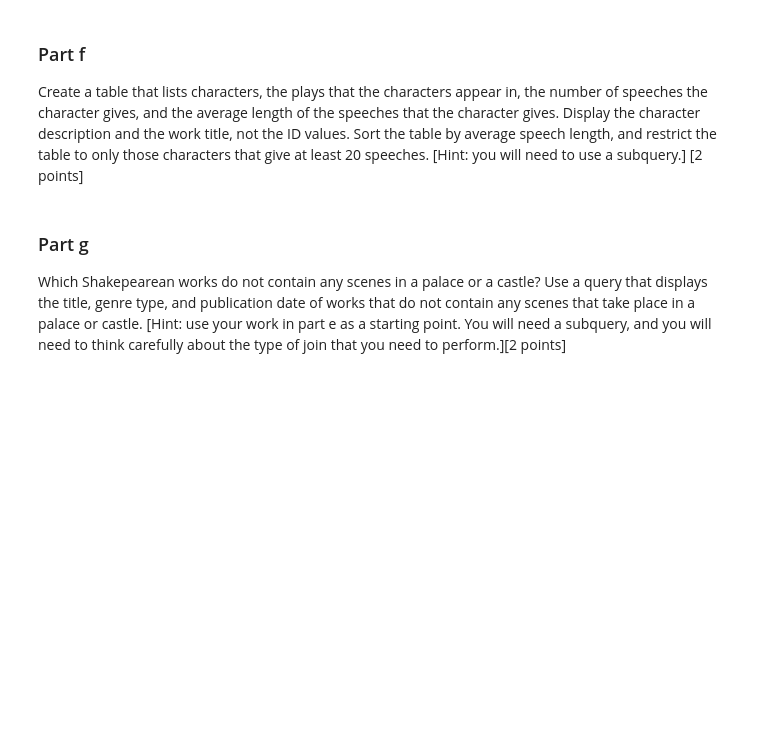
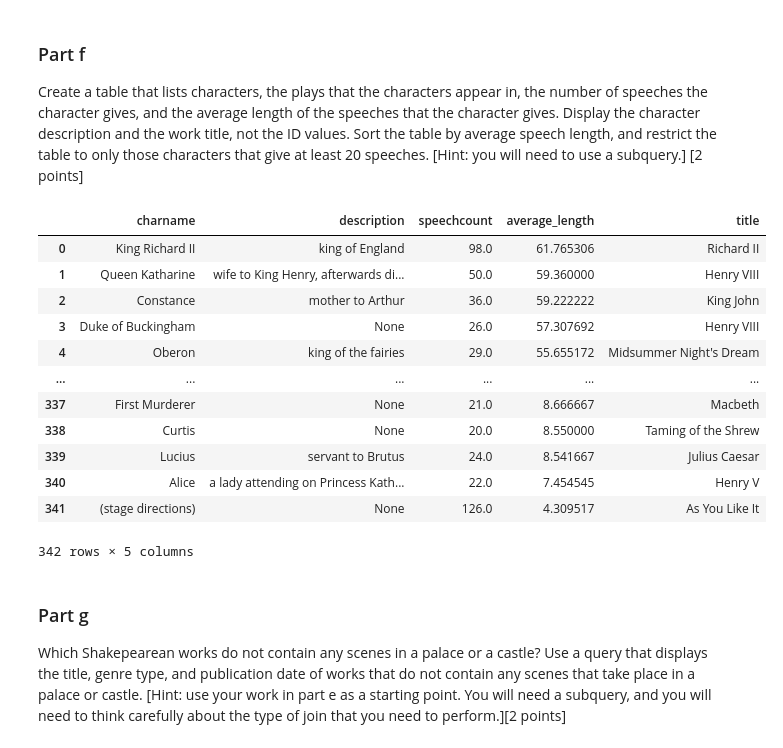
Before and after one commit to shroffr01/ds6001databases, a Jupyter notebook: labassignment7.ipynb, the cells around one changed output. Saved outputs shown, nothing was run; the diff lists cells and outputs as text; code cells hidden in the pictures; blank space fills up the shorter version.

```diff
--- a/labassignment7.ipynb
+++ b/labassignment7.ipynb
@@ -129,3 +126,6 @@ engine = create_engine(engine_string)
+# %%
+engine = create_engine("postgresql+psycopg://{user}:{pw}@localhost/{db}"
+                       .format(user="postgres", pw=POSTGRES_PASSWORD, db="shakespearedb"))
 # %%
 works.to_sql('works', con = engine, index=False, chunksize=1000, if_exists = 'replace')
 characters.to_sql('characters', con = engine, index=False, chunksize=1000, if_exists = 'replace')
@@ -163,6 +248,37 @@ Many scenes in Shakespeare's works take place in palaces or castles. Use a query
 # %% [markdown]
 ### Part f
 Create a table that lists characters, the plays that the characters appear in, the number of speeches the character gives, and the average length of the speeches that the character gives. Display the character description and the work title, not the ID values. Sort the table by average speech length, and restrict the table to only those characters that give at least 20 speeches. [Hint: you will need to use a subquery.] [2 points]
+# %%
+myquery = '''
+SELECT DISTINCT c.charname, c.description, c.speechcount, d.average_length, w.title FROM characters c
+INNER JOIN (
+    SELECT p.charid,
+    AVG(p.wordcount) AS average_length
+    FROM paragraphs p
+    GROUP BY p.charid) d
+ON c.charid = d.charid
+INNER JOIN works w
+ON w.workid = c.works
+WHERE c.speechcount >= 20
+ORDER BY average_length DESC;
+'''
+
+df = pd.read_sql_query(myquery, con=engine)
+df
+# %% [output]
+|  | charname | description | speechcount | average_length | title |
+| 0 | King Richard II | king of England | 98.0 | 61.765306 | Richard II |
+| 1 | Queen Katharine | wife to King Henry, afterwards di... | 50.0 | 59.360000 | Henry VIII |
+| 2 | Constance | mother to Arthur | 36.0 | 59.222222 | King John |
+| 3 | Duke of Buckingham | None | 26.0 | 57.307692 | Henry VIII |
+| 4 | Oberon | king of the fairies | 29.0 | 55.655172 | Midsummer Night's Dream |
+| ... | ... | ... | ... | ... | ... |
+| 337 | First Murderer | None | 21.0 | 8.666667 | Macbeth |
+| 338 | Curtis | None | 20.0 | 8.550000 | Taming of the Shrew |
+| 339 | Lucius | servant to Brutus | 24.0 | 8.541667 | Julius Caesar |
+| 340 | Alice | a lady attending on Princess Kath... | 22.0 | 7.454545 | Henry V |
+| 341 | (stage directions) | None | 126.0 | 4.309517 | As You Like It |
+342 rows × 5 columns
 # %% [markdown]
 ### Part g
 Which Shakepearean works do not contain any scenes in a palace or a castle? Use a query that displays the title, genre type, and publication date of works that do not contain any scenes that take place in a palace or castle. [Hint: use your work in part e as a starting point. You will need a subquery, and you will need to think carefully about the type of join that you need to perform.][2 points]
```
Also changed, not shown: parts of 28 cells of this notebook, 2 other files.
